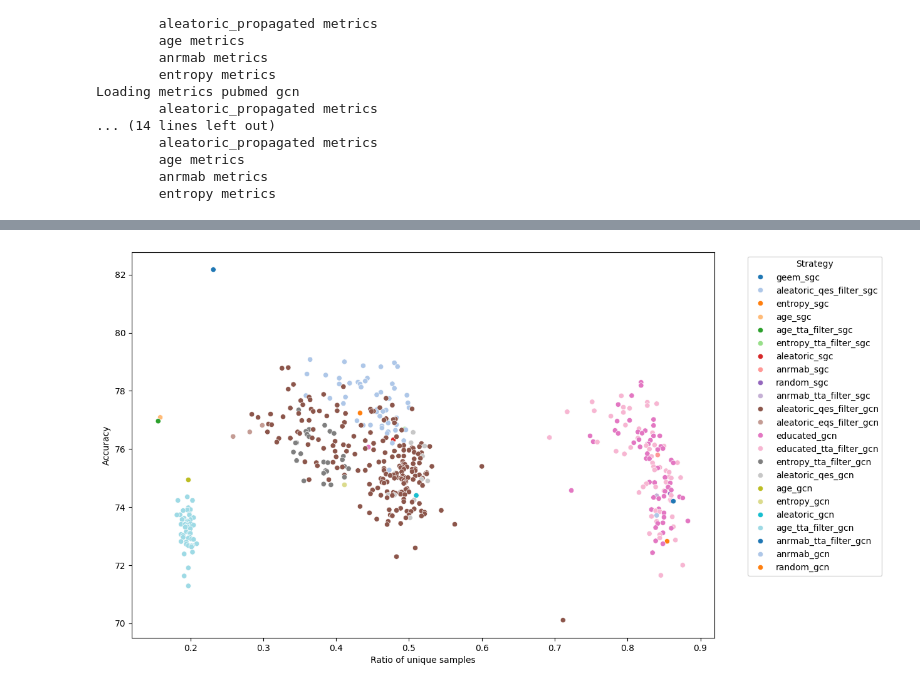
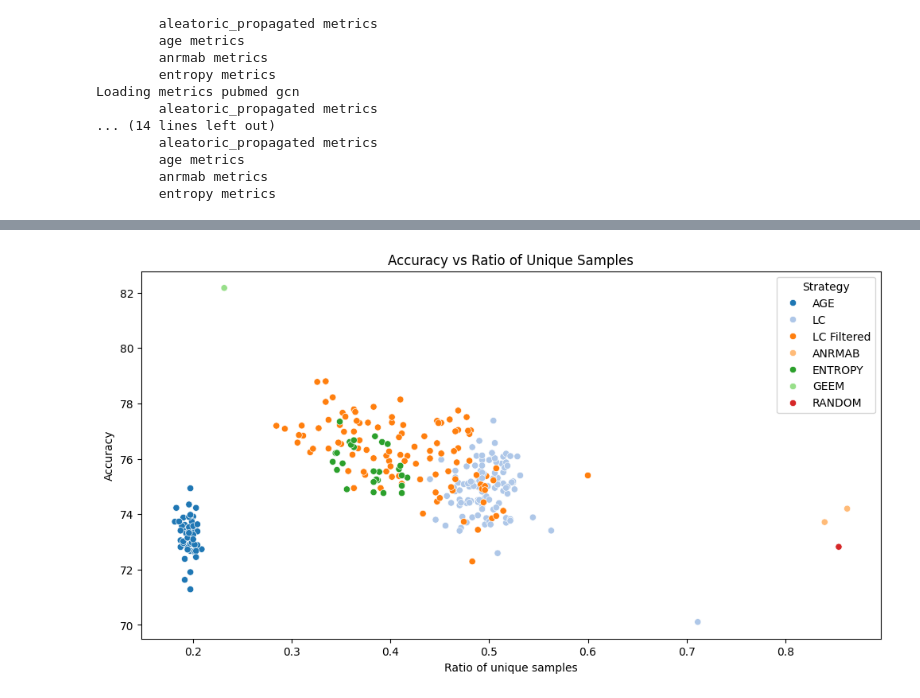
Before and after one commit to drigba/uq-for-al-on-graphs, a Jupyter notebook: notebooks/plot_indexes.ipynb, the cells around one changed output, grey strips where cells are left out. Cells and saved outputs as stored; diff of their text form; code cells hidden in the pictures.

```diff
--- a/notebooks/plot_indexes.ipynb
+++ b/notebooks/plot_indexes.ipynb
@@ -11,6 +11,6 @@ from notebook_utils import *
 all_metrics = {}
 # %%
 strategies_names = ["aleatoric_propagated", "educated_random", "augment_latent", "age","anrmab", "entropy","tta_expected_query_score", "random"]
-metrics_dict_cora_gcn = load_results("cora_ml", "gcn", strategies_names, save=True, cached=False, cache_path="../other_data")
+metrics_dict_cora_gcn = load_results("cora_ml", "gcn", strategies_names, save=False, cached=True, cache_path="../other_data")
 all_metrics[("cora_ml", "gcn")] = metrics_dict_cora_gcn
 # %% [output]
@@ -71,6 +62,12 @@ for (dataset,model), metrics_dict in all_metrics.items():
     df_combineds[(dataset,model)] = (df_combined,df)
 # %%
 df_combined, df = df_combineds[("cora_ml", "gcn")]
+# %%
+strategy_mapping = {
+ "aleatoric": "LC",
+ "educated": "ER",
+ "augment": "LC",
+}
 # %%
 df_combined = []
 for d_m_key in [("cora_ml", "sgc"), ("cora_ml", "gcn")]:
@@ -231,10 +138,14 @@ AttributeError: module 'seaborn' has no attribute 'scatter'
 # %%
-to_plot = big_cora_df[ ~big_cora_df.index.str.contains("iquery")]
-plt.figure(figsize=(12, 8))
-sns.scatterplot(data=to_plot, x="num_acquired_indices", y="28_mean", hue="strategy", palette="tab20")
+to_plot = big_cora_df[~big_cora_df.index.str.contains("iquery") &  ~(big_cora_df["tta"] == "EQS") & ~big_cora_df.index.str.contains("educated") &( (big_cora_df["model"] == "gcn") |(big_cora_df["strategy"] == "GEEM")) ].copy()
+to_plot.sort_index(inplace=True)
+plt.figure(figsize=(12,6))
+sns.scatterplot(data=to_plot, x="num_acquired_indices", y="28_mean", hue="name_final2", palette="tab20")
 plt.xlabel("Ratio of unique samples")
 plt.ylabel("Accuracy")
-plt.legend(bbox_to_anchor=(1.05, 1), loc='upper left', title="Strategy")
+plt.title("Accuracy vs Ratio of Unique Samples")
+# plt.legend(bbox_to_anchor=(1.05, 1), loc='upper left', title="Strategy")
+plt.legend( loc='best', title="Strategy")
+
 plt.show()
 # %% [output]
-[figure, old version]
+[figure, new version]
```
Also changed, not shown: parts of 19 cells of this notebook, 5 other files.
